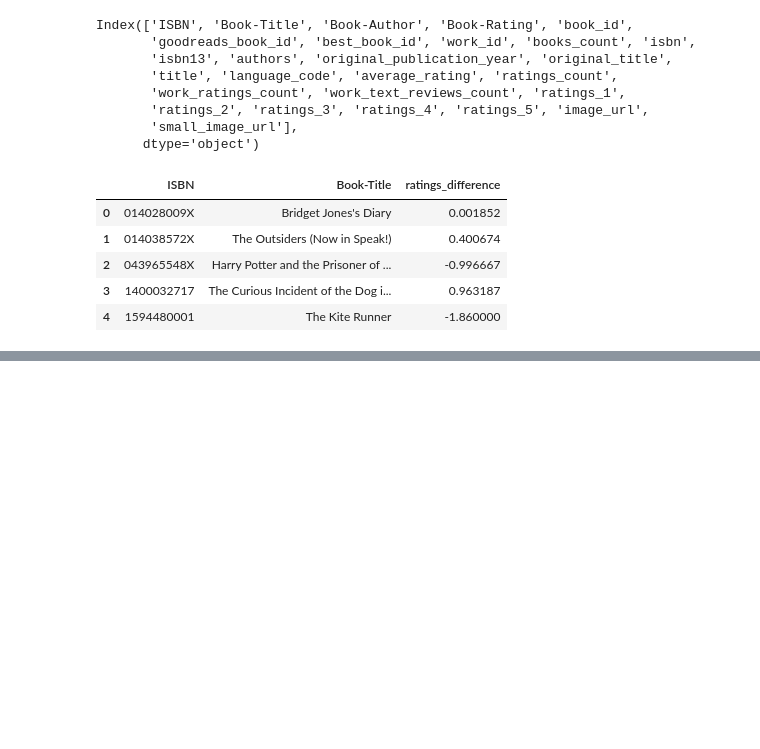
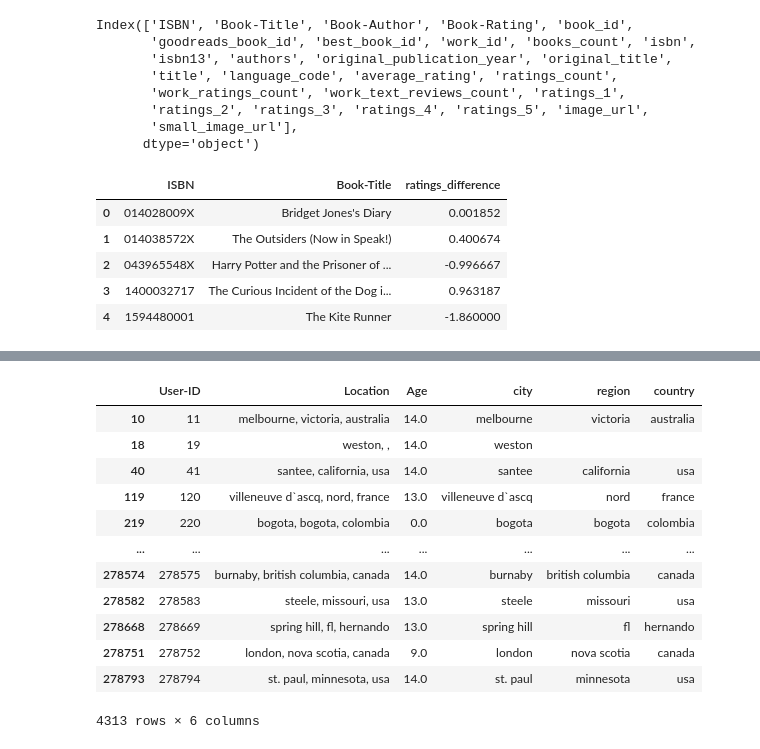
Before and after one commit to corinnastrada/pandas_uni_project, a Jupyter notebook: script_progetto.ipynb, the cells around one changed output, grey strips where cells are left out. Drawn from its saved outputs; the diff is of its cells as text; code cells hidden in the pictures; blank space fills up the shorter version.

```diff
--- a/script_progetto.ipynb
+++ b/script_progetto.ipynb
@@ -466,0 +511,16 @@ intersected_books_1[['ISBN','Book-Title', 'ratings_difference' ]]
+# %%
+users_0_14
+# %% [output]
+|  | User-ID | Location | Age | city | region | country |
+| 10 | 11 | melbourne, victoria, australia | 14.0 | melbourne | victoria | australia |
+| 18 | 19 | weston, , | 14.0 | weston |  |  |
+| 40 | 41 | santee, california, usa | 14.0 | santee | california | usa |
+| 119 | 120 | villeneuve d`ascq, nord, france | 13.0 | villeneuve d`ascq | nord | france |
+| 219 | 220 | bogota, bogota, colombia | 0.0 | bogota | bogota | colombia |
+| ... | ... | ... | ... | ... | ... | ... |
+| 278574 | 278575 | burnaby, british columbia, canada | 14.0 | burnaby | british columbia | canada |
+| 278582 | 278583 | steele, missouri, usa | 13.0 | steele | missouri | usa |
+| 278668 | 278669 | spring hill, fl, hernando | 13.0 | spring hill | fl | hernando |
+| 278751 | 278752 | london, nova scotia, canada | 9.0 | london | nova scotia | canada |
+| 278793 | 278794 | st. paul, minnesota, usa | 14.0 | st. paul | minnesota | usa |
+4313 rows × 6 columns
```
Also changed, not shown: parts of 16 cells of this notebook.
